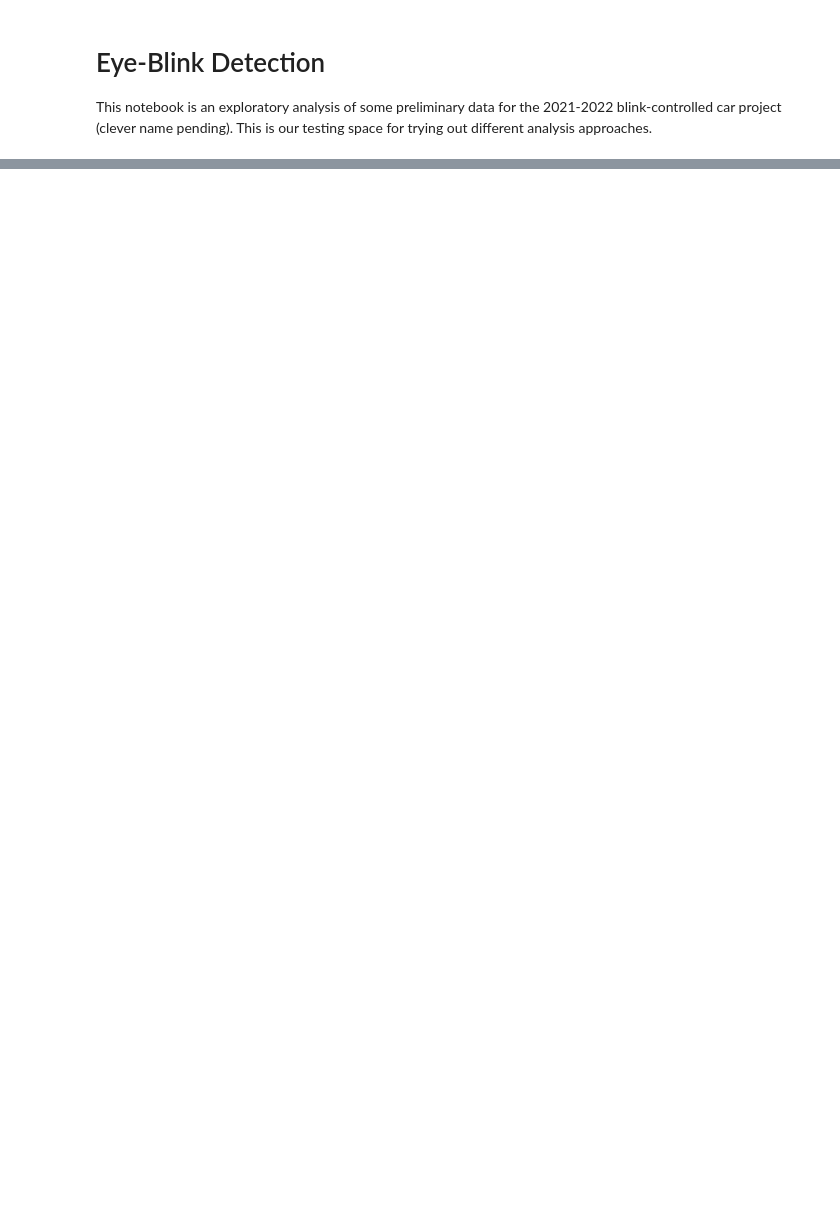
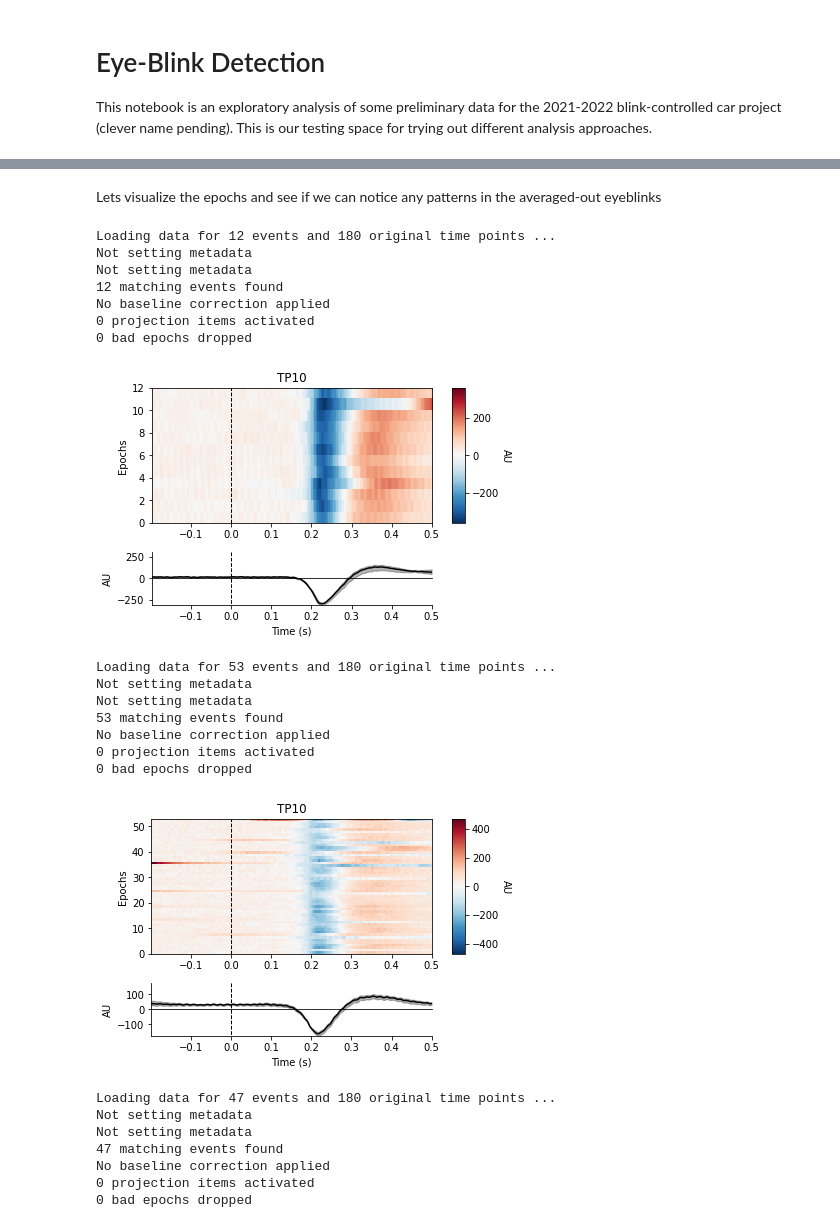
Before and after one commit to MACtion-Potential/weeping-angel, a Jupyter notebook: EyeBlink_Detection.ipynb, the cells around one changed output, grey strips where cells are left out. Drawn from its saved outputs; the diff is of its cells as text; code cells hidden in the pictures; blank space fills up the shorter version.

```diff
--- a/EyeBlink_Detection.ipynb
+++ b/EyeBlink_Detection.ipynb
@@ -24,0 +81,20 @@ print(raw_recordings["Normal_Blinks"].head())
+# %%
+# For each dataset, locate the eyeblinks
+for key, dataset in raw_recordings.items():
+    # Get the locations where the voltage dips below the discrimination voltage
+    blink_locations = np.where(dataset[eyeblink_discrimination_channel] < eyeblink_discrimination_voltage)[0]
+    # Create a new array, which is the blink_locations abvoe shifted over by one position
+    shifted_blink_positions = np.roll(blink_locations, 1)
+    # Subtract the shifted array from the original one; the locations where this is != 1 are where
+    # the ranges in the array above are not continuous. ex. [4, 5, 6, 104, 105, 106] - [106, 4, 5, 6, 104, 105] = [-102, 1, 1, 98, 1, 1]
+    blink_locations = blink_locations[(blink_locations - shifted_blink_positions) != 1]
+
+    # Create a new column in the dataset which represents whether we currently are in a blink or not
+    dataset["Blink"] = np.zeros(dataset["timestamps"].size)
+    # On each side of the blink locations, a range from 50 before and 150 after should cover the whole blink
+    for blink_location in blink_locations:
+        start = blink_location - 50
+        stop = blink_location + 150
+        if blink_location < 50: start = 0
+        if blink_location + 150 > dataset["timestamps"].size: stop = dataset["timestamps"].size
+        dataset["Blink"][start:stop] = np.ones(stop - start)
@@ -24,0 +110,10 @@ print(raw_recordings["Normal_Blinks"].head())
+# %%
+# Set the left and right x-limits of the plot so we can zoom in to specific regions and see if the partitioning is accurate
+left = 1000
+right = 5000
+# Plot the data in this region, and colour the detected eyeblinks orange
+for key, dataset in raw_recordings.items():
+    print(f"Detected eyeblinks for {key}")
+    plt.plot(dataset[eyeblink_discrimination_channel][left:right])
+    plt.plot(dataset[eyeblink_discrimination_channel][left:right][dataset["Blink"] == 1])
+    plt.show()
@@ -25,8 +129,11 @@ print(raw_recordings["Normal_Blinks"].head())
 # %%
-# Create the MNE info object
+# Import MNE
 import mne
-info = mne.create_info(["timestamps","TP9","AF7","AF8", "TP10", "Right AUX"], 256)
-# Create the MNE raw data object using the raw data
+# Create the info object that stores our metadata
+info = mne.create_info(["timestamps","TP9","AF7","AF8", "TP10", "Right AUX", "Blink"], 256)
+# Create the MNE raw data object using the raw data (.values.T to extract the values only,)
 raw_data = {key : mne.io.RawArray(raw_recordings[key].values.T, info) for key, _ in raw_recordings.items()}
-raw_data["Normal_Blinks"].plot_psd()
+# Create the MNE Epochs object using the Blink column
+events = {key: mne.find_events(raw_data[key], stim_channel="Blink") for key in raw_recordings}
+epoched_data = {key: mne.Epochs(raw_data[key], events[key]) for key in raw_recordings}
 # %% [output]
@@ -42,0 +157,29 @@ ValueError: picks (NoneNone, treated as "data") yielded no channels, consider pa
+# %% [markdown]
+Lets visualize the epochs and see if we can notice any patterns in the averaged-out eyeblinks
+# %%
+for key, dataset in epoched_data.items():
+    dataset.plot_image(picks=["TP10"])
+# %% [output]
+Loading data for 12 events and 180 original time points ...
+Not setting metadata
+Not setting metadata
+12 matching events found
+No baseline correction applied
+0 projection items activated
+0 bad epochs dropped
+[figure, added]
+Loading data for 53 events and 180 original time points ...
+Not setting metadata
+Not setting metadata
+53 matching events found
+No baseline correction applied
+0 projection items activated
+0 bad epochs dropped
+[figure, added]
+Loading data for 47 events and 180 original time points ...
+Not setting metadata
+Not setting metadata
+47 matching events found
+No baseline correction applied
+0 projection items activated
+0 bad epochs dropped
```
Also changed, not shown: parts of 13 cells of this notebook.
